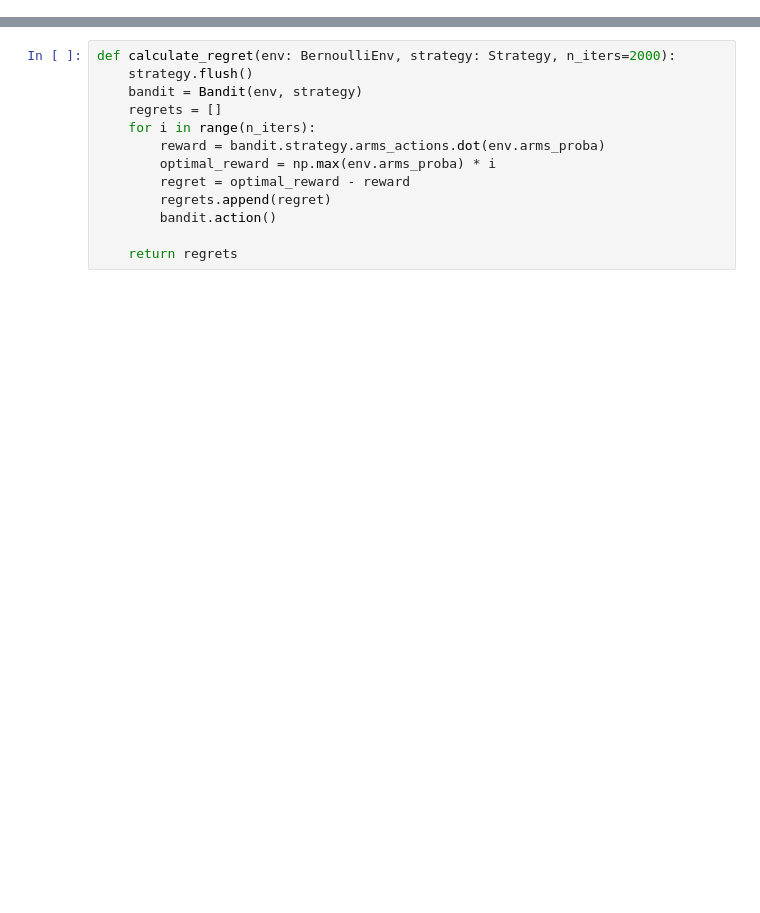
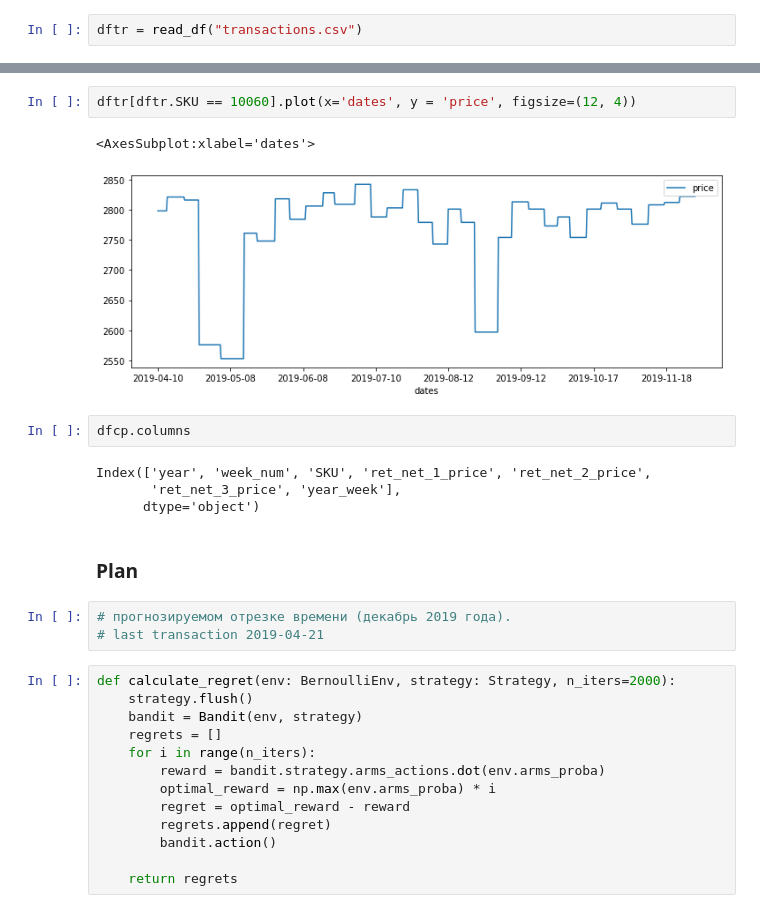
Before and after one commit to ILDAR9/advanced_ml, a Jupyter notebook: dynamic_price/notebooks/final_project.ipynb, the cells around one changed output, grey strips where cells are left out. Saved outputs shown, nothing was run; the diff lists cells and outputs as text; blank space fills up the shorter version.

```diff
--- a/dynamic_price/notebooks/final_project.ipynb
+++ b/dynamic_price/notebooks/final_project.ipynb
@@ -99,0 +38,2 @@ class Bandit:
+# %%
+dftr = read_df("transactions.csv")
@@ -100,3 +94,19 @@ class Bandit:
+# %%
+dftr[dftr.SKU == 10060].plot(x='dates', y = 'price', figsize=(12, 4))
+# %% [output]
+<AxesSubplot:xlabel='dates'>
+[figure, added]
+# %%
+dfcp.columns
+# %% [output]
+Index(['year', 'week_num', 'SKU', 'ret_net_1_price', 'ret_net_2_price',
+       'ret_net_3_price', 'year_week'],
+      dtype='object')
+# %% [markdown]
+### Plan
+# %%
+# прогнозируемом отрезке времени (декабрь 2019 года).
+# last transaction 2019-04-21
 # %%
 def calculate_regret(env: BernoulliEnv, strategy: Strategy, n_iters=2000):
     strategy.flush()
```
Also changed, not shown: parts of 49 cells of this notebook, 13 other files.
